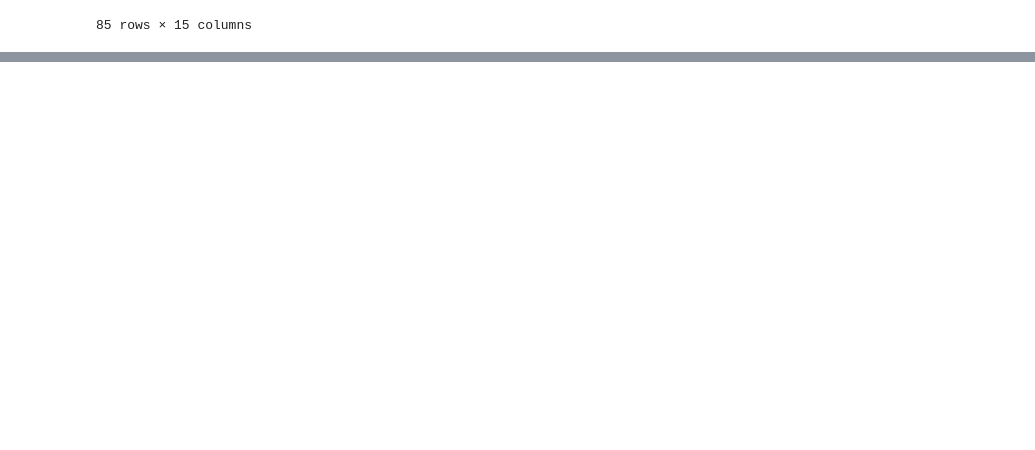
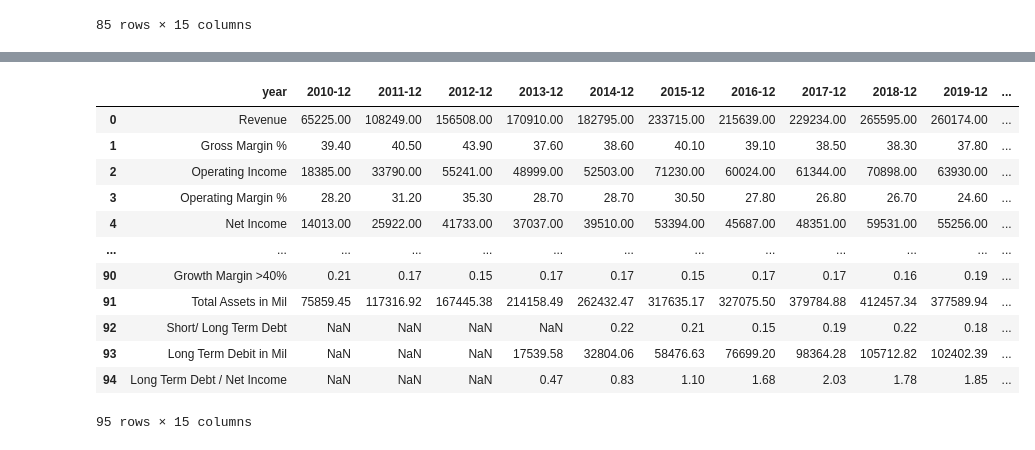
Before and after one commit to chajmz/morningstar-ratios, a Jupyter notebook: MorningStar_Python.ipynb, the cells around one changed output, grey strips where cells are left out. Drawn from its saved outputs; the diff is of its cells as text; code cells hidden in the pictures; blank space fills up the shorter version.

```diff
--- a/MorningStar_Python.ipynb
+++ b/MorningStar_Python.ipynb
@@ -259,0 +309,2 @@ global_df
+# %%
+aapl_fusion = pd.concat([df_aapl,global_df_aapl])
@@ -275,0 +561,16 @@ df_aapl
+# %%
+aapl_fusion
+# %% [output]
+|  | year | 2010-12 | 2011-12 | 2012-12 | 2013-12 | 2014-12 | 2015-12 | 2016-12 | 2017-12 | 2018-12 | 2019-12 | ... |
+| 0 | Revenue | 65225.00 | 108249.00 | 156508.00 | 170910.00 | 182795.00 | 233715.00 | 215639.00 | 229234.00 | 265595.00 | 260174.00 | ... |
+| 1 | Gross Margin % | 39.40 | 40.50 | 43.90 | 37.60 | 38.60 | 40.10 | 39.10 | 38.50 | 38.30 | 37.80 | ... |
+| 2 | Operating Income | 18385.00 | 33790.00 | 55241.00 | 48999.00 | 52503.00 | 71230.00 | 60024.00 | 61344.00 | 70898.00 | 63930.00 | ... |
+| 3 | Operating Margin % | 28.20 | 31.20 | 35.30 | 28.70 | 28.70 | 30.50 | 27.80 | 26.80 | 26.70 | 24.60 | ... |
+| 4 | Net Income | 14013.00 | 25922.00 | 41733.00 | 37037.00 | 39510.00 | 53394.00 | 45687.00 | 48351.00 | 59531.00 | 55256.00 | ... |
+| ... | ... | ... | ... | ... | ... | ... | ... | ... | ... | ... | ... | ... |
+| 90 | Growth Margin >40% | 0.21 | 0.17 | 0.15 | 0.17 | 0.17 | 0.15 | 0.17 | 0.17 | 0.16 | 0.19 | ... |
+| 91 | Total Assets in Mil | 75859.45 | 117316.92 | 167445.38 | 214158.49 | 262432.47 | 317635.17 | 327075.50 | 379784.88 | 412457.34 | 377589.94 | ... |
+| 92 | Short/ Long Term Debt | NaN | NaN | NaN | NaN | 0.22 | 0.21 | 0.15 | 0.19 | 0.22 | 0.18 | ... |
+| 93 | Long Term Debit in Mil | NaN | NaN | NaN | 17539.58 | 32804.06 | 58476.63 | 76699.20 | 98364.28 | 105712.82 | 102402.39 | ... |
+| 94 | Long Term Debt / Net Income | NaN | NaN | NaN | 0.47 | 0.83 | 1.10 | 1.68 | 2.03 | 1.78 | 1.85 | ... |
+95 rows × 15 columns
```
Also changed, not shown: parts of 11 cells of this notebook.
